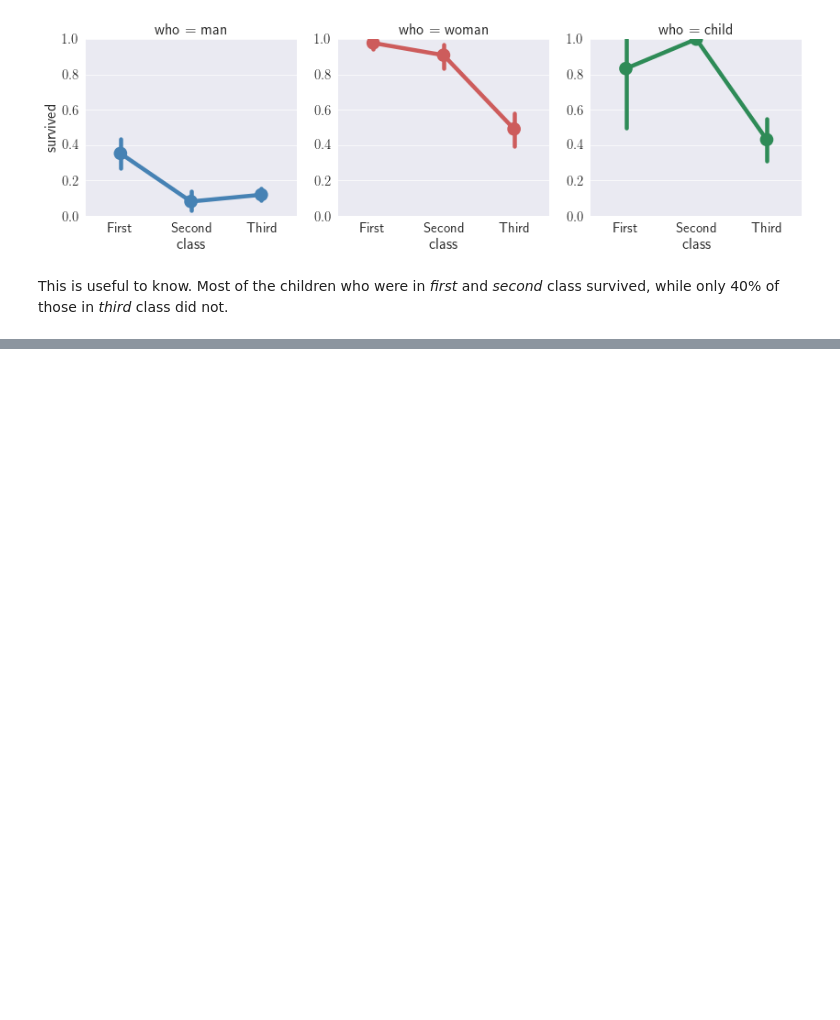
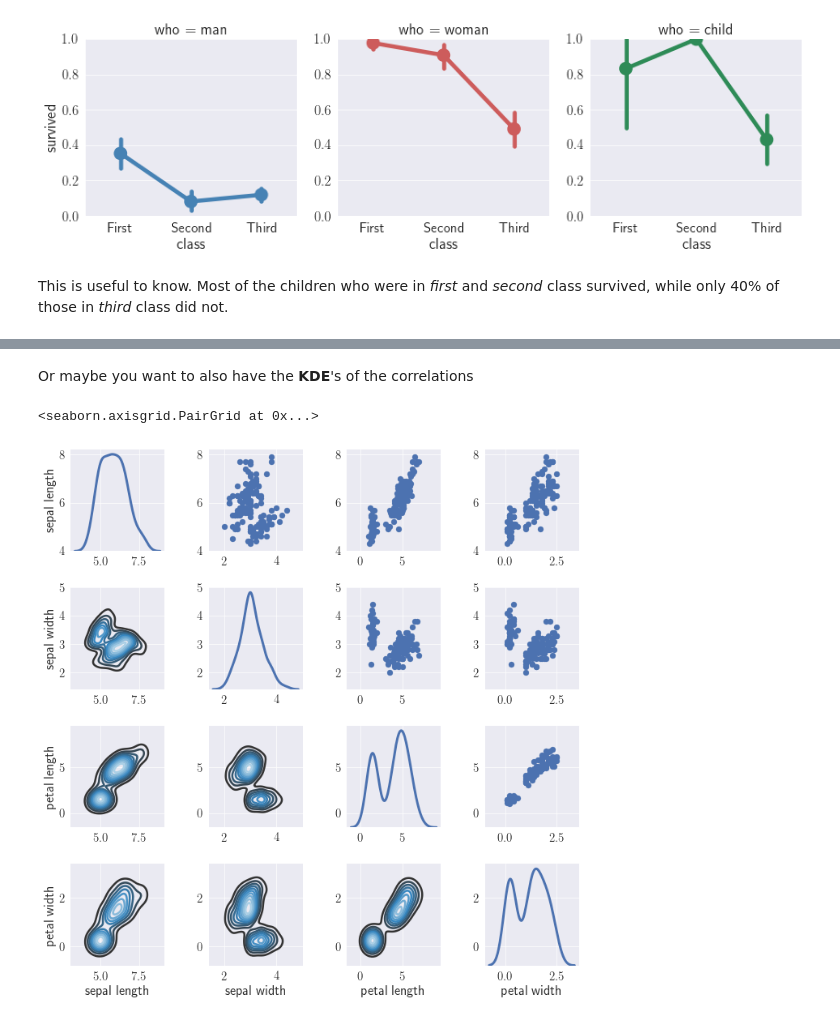
Before and after one commit to ajitDS/vidl_data_viz, a Jupyter notebook: iPython_Notebooks/2017_11/1.0-VC-Visualization_using-Seaborn_and_Matplotlib.ipynb, the cells around one changed output, grey strips where cells are left out. Saved outputs shown, nothing was run; the diff lists cells and outputs as text; code cells hidden in the pictures; blank space fills up the shorter version.

```diff
--- a/iPython_Notebooks/2017_11/1.0-VC-Visualization_using-Seaborn_and_Matplotlib.ipynb
+++ b/iPython_Notebooks/2017_11/1.0-VC-Visualization_using-Seaborn_and_Matplotlib.ipynb
@@ -257,0 +307,10 @@ sns.lmplot('parch', 'survived', titanic, x_estimator=np.mean, logistic=True)
+# %% [markdown]
+Or maybe you want to also have the __KDE__'s of the correlations
+# %%
+g = sns.PairGrid(iris, diag_sharey=False)
+g.map_lower(sns.kdeplot, cmap="Blues_d")
+g.map_upper(plt.scatter)
+g.map_diag(sns.kdeplot, lw=3)
+# %% [output]
+<seaborn.axisgrid.PairGrid at 0x...>
+[figure, added]
```
Also changed, not shown: parts of 12 cells of this notebook.
